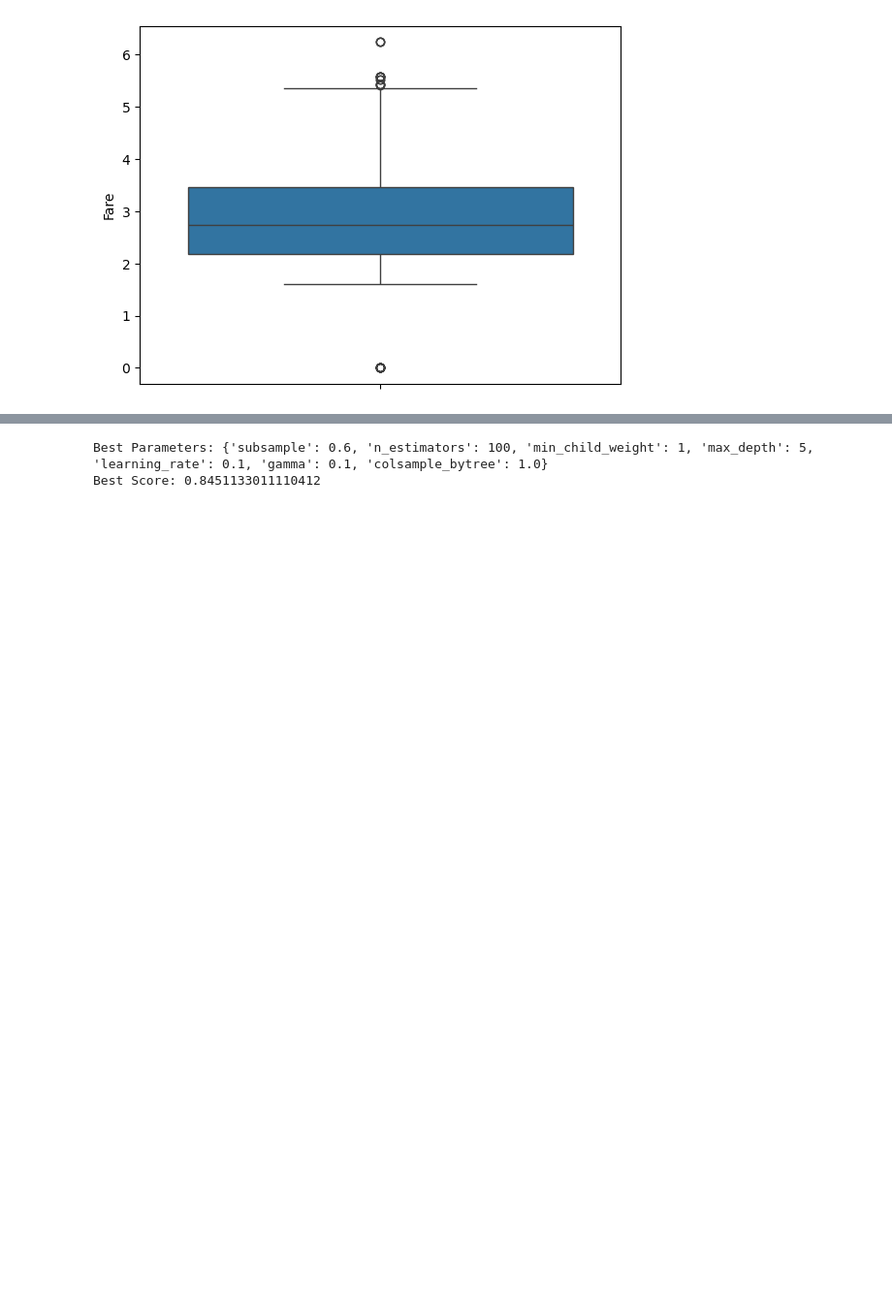
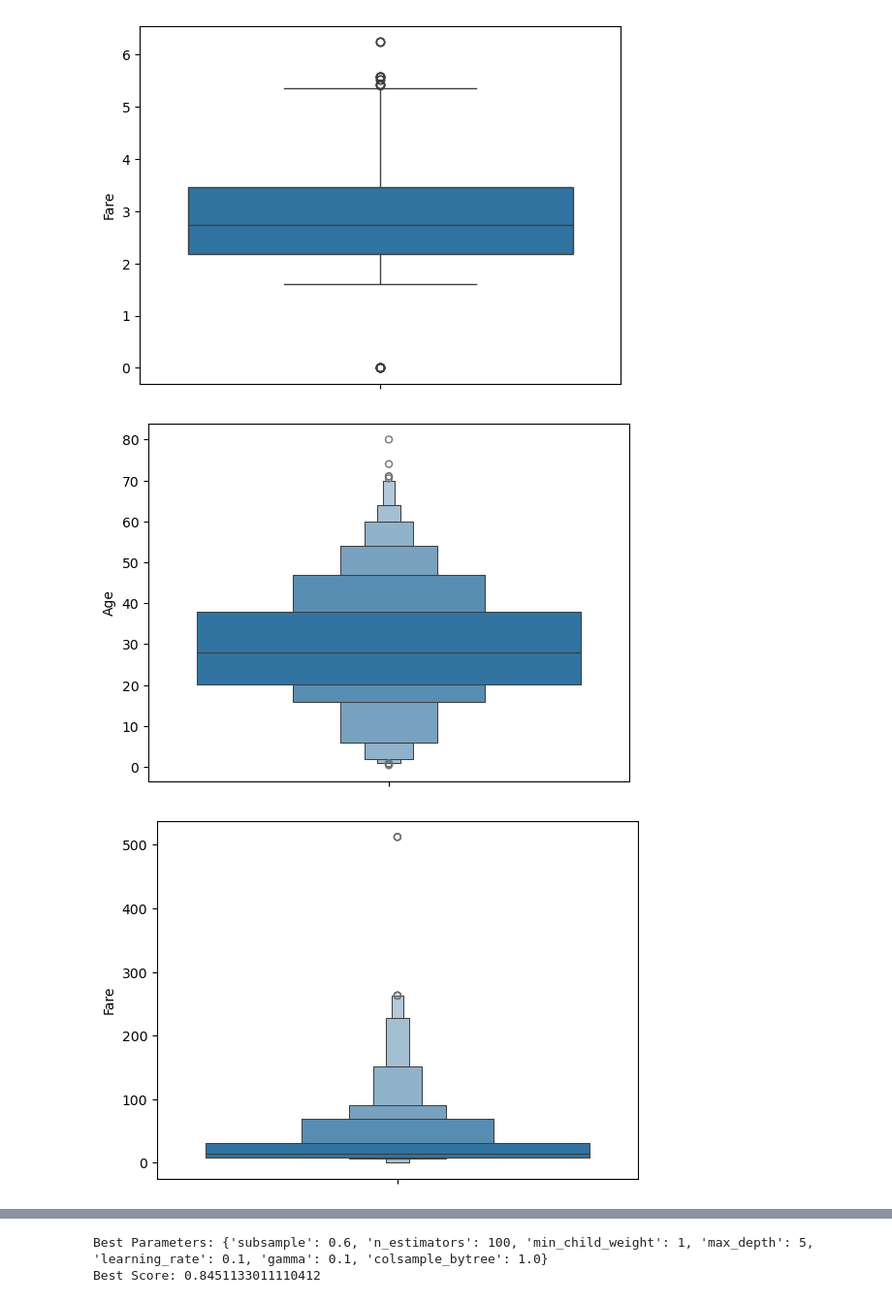
Before and after one commit to henriquemenegaz/titanic, a Jupyter notebook: submission1.ipynb, the cells around one changed output, grey strips where cells are left out. Shown: that part at 97% size. Drawn from its saved outputs; the diff is of its cells as text; code cells hidden in the pictures; blank space fills up the shorter version.

```diff
--- a/submission1.ipynb
+++ b/submission1.ipynb
@@ -209,3 +241,12 @@ plt.show()
 # %% [output]
 [figure]
 [figure]
+# %%
+# Letter-value plots
+sns.boxenplot(data=X_train, y='Age')
+plt.show()
+sns.boxenplot(data=X_train, y='Fare')
+plt.show()
+# %% [output]
+[figure, added]
+[figure, added]
```
Also changed, not shown: parts of 25 cells of this notebook.
